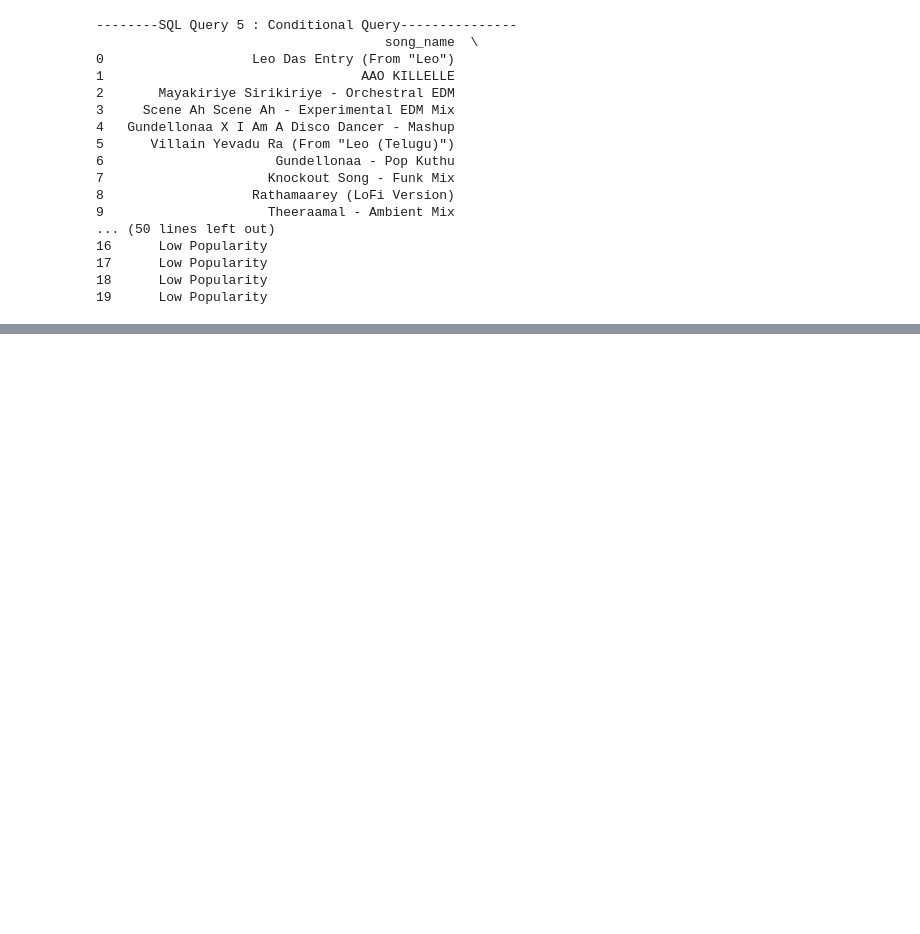
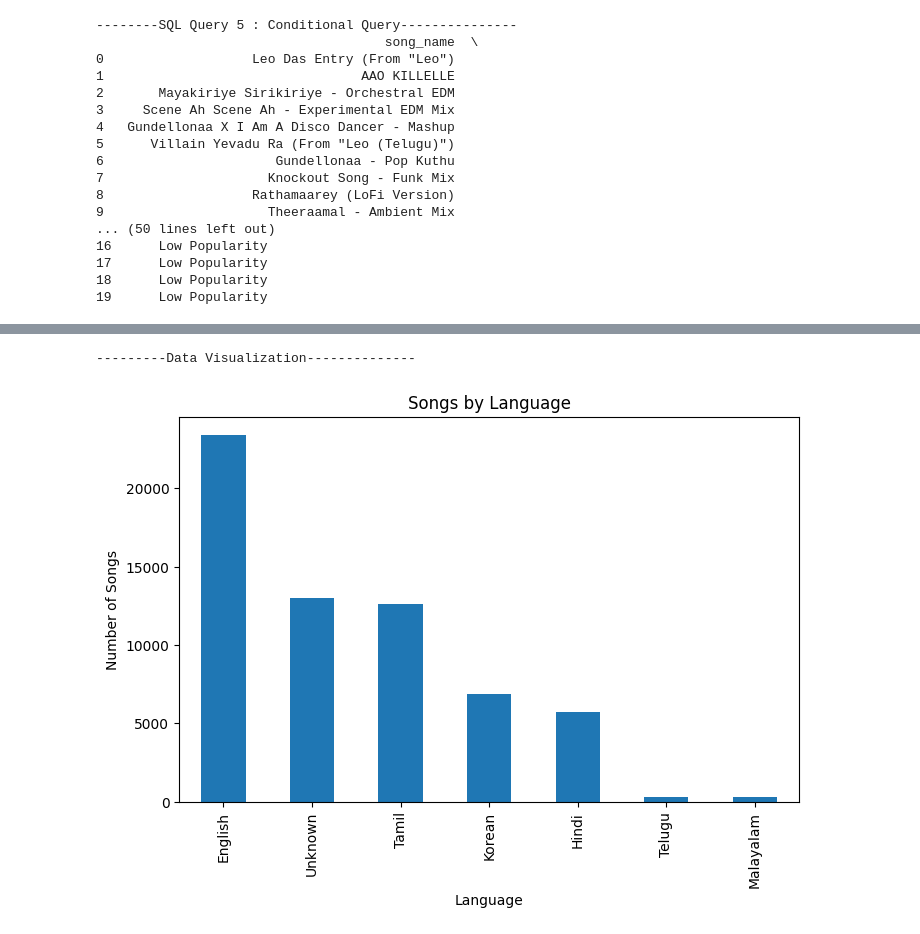
Before and after one commit to jashwanth-cse/Jashwanth-Codeboosters-Internship-2026, a Jupyter notebook: Phase_01_Data_Engineering/Phase1_Capstone_Project.ipynb, the cells around one changed output, grey strips where cells are left out. Saved outputs shown, nothing was run; the diff lists cells and outputs as text; code cells hidden in the pictures; blank space fills up the shorter version.

Commit message:
Updated Capstone project with trending visualizations

```diff
--- a/Phase_01_Data_Engineering/Phase1_Capstone_Project.ipynb
+++ b/Phase_01_Data_Engineering/Phase1_Capstone_Project.ipynb
@@ -334,0 +678,18 @@ print(result)
+# %%
+print("---------Data Visualization--------------")
+print()
+print()
+
+language_counts = df['language'].value_counts()
+
+plt.figure(figsize=(8,5))
+language_counts.plot(kind='bar')
+
+plt.title("Songs by Language")
+plt.xlabel("Language")
+plt.ylabel("Number of Songs")
+
+plt.show()
+# %% [output]
+---------Data Visualization--------------
+[figure, added]
```
Also changed, not shown: parts of 34 cells of this notebook.
